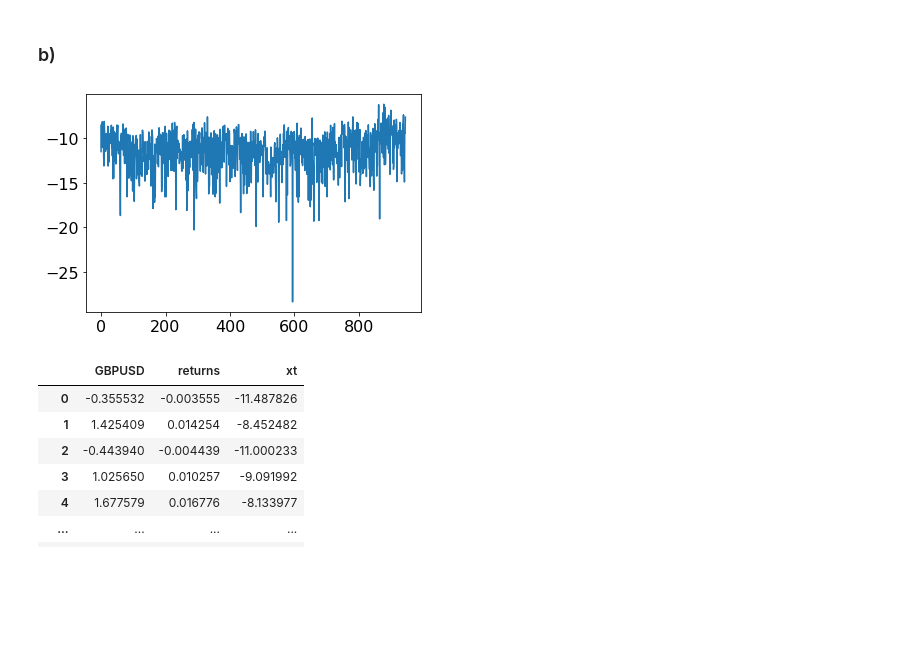
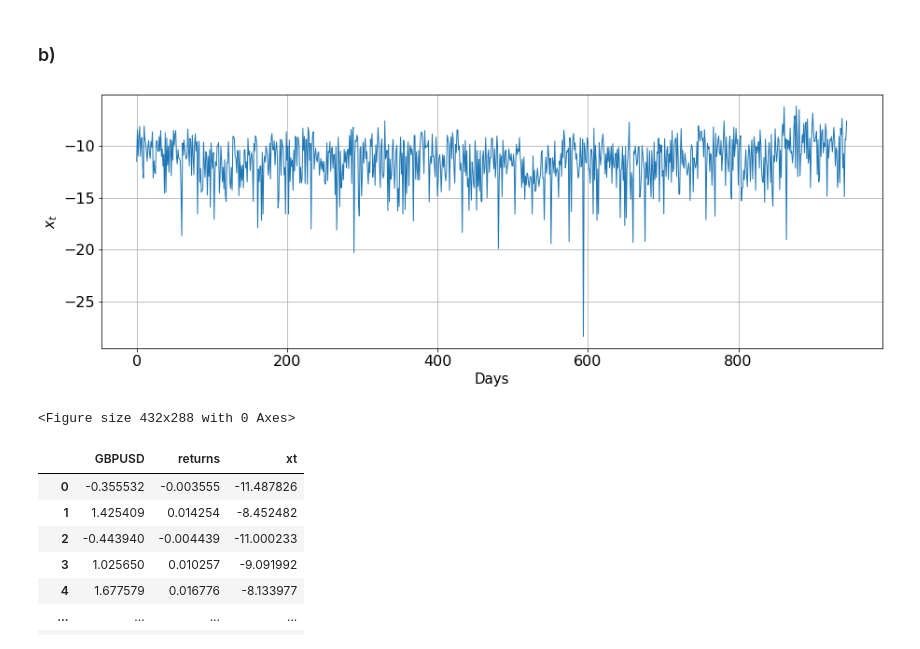
Before and after one commit to siemfenne/timeseriesmodels-vu, a Jupyter notebook: part2.ipynb, the cells around one changed output. Saved outputs shown, nothing was run; the diff lists cells and outputs as text; code cells hidden in the pictures; blank space fills up the shorter version.

```diff
--- a/part2.ipynb
+++ b/part2.ipynb
@@ -5,11 +5,12 @@ import pandas as pd
 import matplotlib.pyplot as plt
 import math
 from scipy.optimize import minimize
-
+from matplotlib import style
 
 import matplotlib
 matplotlib.rc('xtick', labelsize=16)
 matplotlib.rc('ytick', labelsize=16)
+figure_path = "./figures/"
 # %% [markdown]
 ### a)
 # %%
@@ -58,10 +65,16 @@ plt.show()
 ### b)
 # %%
 df['xt'] = np.log((df['returns'] - df['returns'].mean())**2)
-plt.plot(df['xt'])
+plt.figure(figsize=(15,5))
+plt.grid()
+plt.plot(df['xt'], linewidth = 1)
+plt.xlabel('Days', fontsize = 15)
+plt.ylabel(r'$x_t$ ', fontsize = 15)
 plt.show()
+plt.savefig(figure_path + 'fig2.2.png')
 # %% [output]
-[figure, old version]
+[figure, new version]
+<Figure size 432x288 with 0 Axes>
 # %%
 df
 # %% [output]
```
Also changed, not shown: parts of 7 cells of this notebook, 1 other file.
